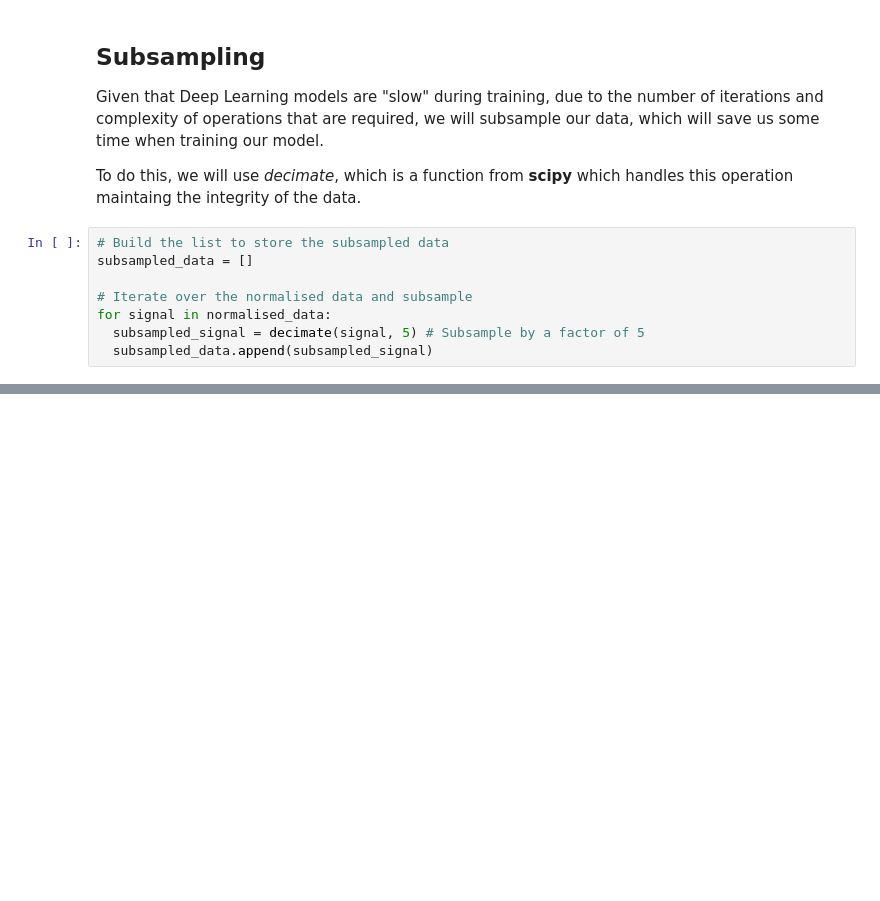
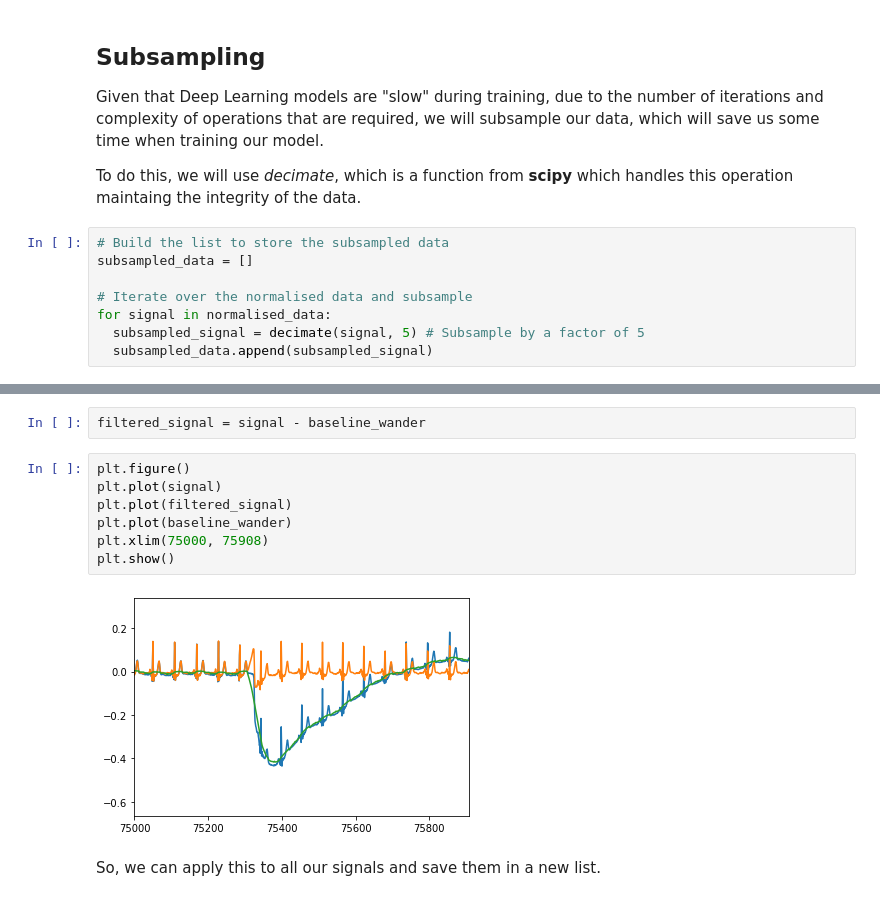
Before and after one commit to djsabelo/BiosignalsDeepLearningWorkshop, a Jupyter notebook: SignalProcessingForSynthesis.ipynb, the cells around one changed output, grey strips where cells are left out. Drawn from its saved outputs; the diff is of its cells as text; blank space fills up the shorter version.

```diff
--- a/SignalProcessingForSynthesis.ipynb
+++ b/SignalProcessingForSynthesis.ipynb
@@ -184,0 +302,13 @@ extremes_zeros = np.zeros(len(signal) + 2*n)
+# %%
+filtered_signal = signal - baseline_wander
+# %%
+plt.figure()
+plt.plot(signal)
+plt.plot(filtered_signal)
+plt.plot(baseline_wander)
+plt.xlim(75000, 75908)
+plt.show()
+# %% [output]
+[figure, added]
+# %% [markdown]
+So, we can apply this to all our signals and save them in a new list.
```
Also changed, not shown: parts of 27 cells of this notebook.
